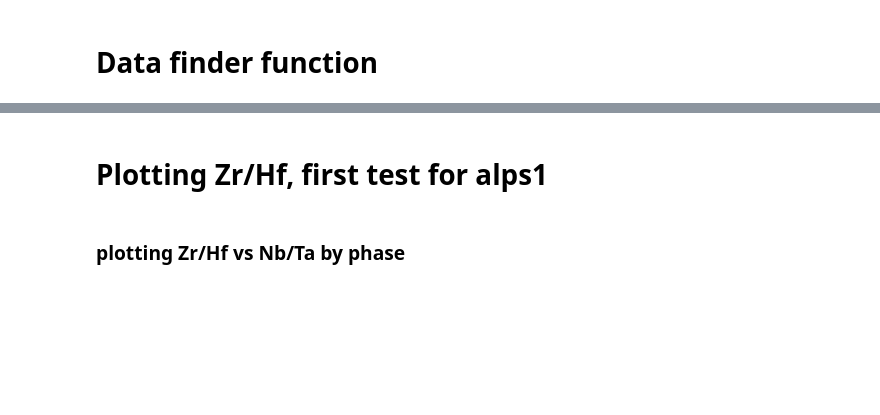
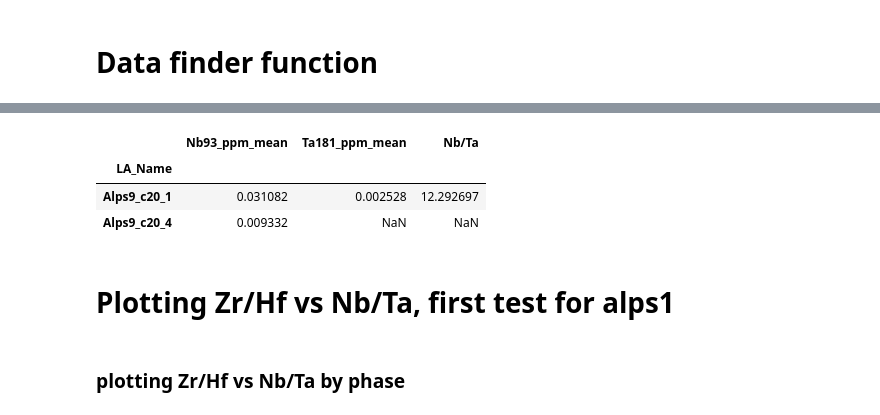
Before and after one commit to JGCAITLIN/HFSE, a Jupyter notebook: prelim_plotting.ipynb, the cells around one changed output, grey strips where cells are left out. Drawn from its saved outputs; the diff is of its cells as text; code cells hidden in the pictures; blank space fills up the shorter version.

```diff
--- a/prelim_plotting.ipynb
+++ b/prelim_plotting.ipynb
@@ -111,5 +149,12 @@ sub_df(data_2022, meteorite='Alps9', obj='c8', spots=[1, 2, 4, 6], phase=['olv']
+# %%
+sub_df(data_2022, meteorite='Alps9', obj='c20', phase=['olv'], element='Nb/Ta')
+# %% [output]
+|  | Nb93_ppm_mean | Ta181_ppm_mean | Nb/Ta |
+| LA_Name |  |  |  |
+| Alps9_c20_1 | 0.031082 | 0.002528 | 12.292697 |
+| Alps9_c20_4 | 0.009332 | NaN | NaN |
 # %% [markdown]
-# Plotting Zr/Hf, first test for alps1
+# Plotting Zr/Hf vs Nb/Ta, first test for alps1
 # %% [markdown]
 ### plotting Zr/Hf vs Nb/Ta by phase
 # %% [markdown]
```
Also changed, not shown: parts of 8 cells of this notebook.
